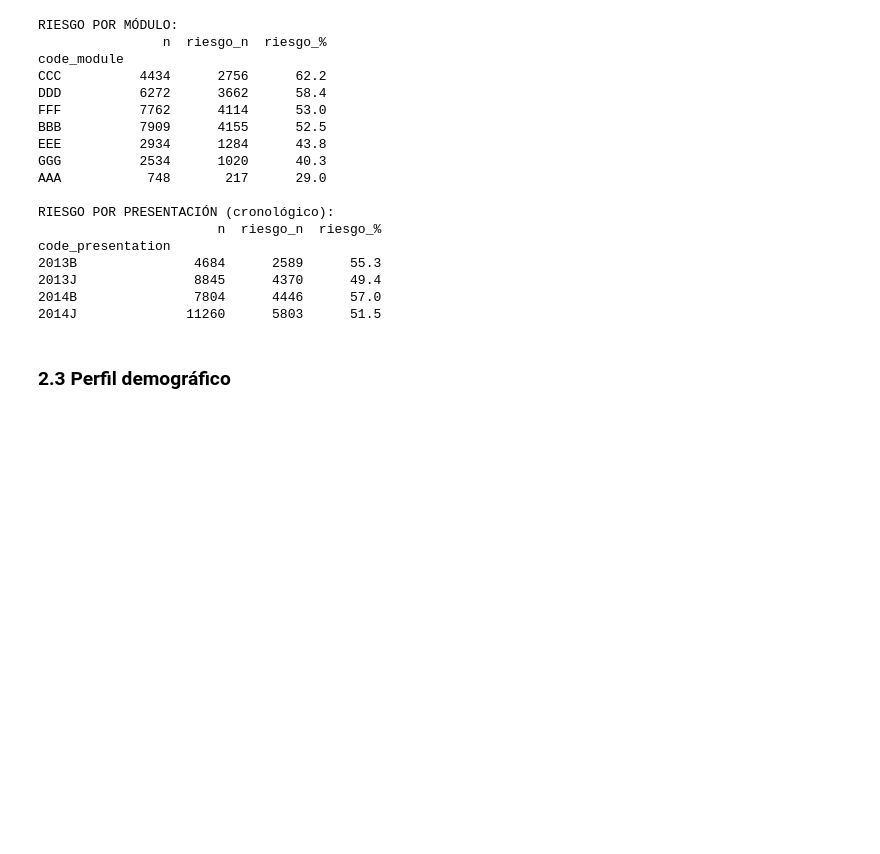
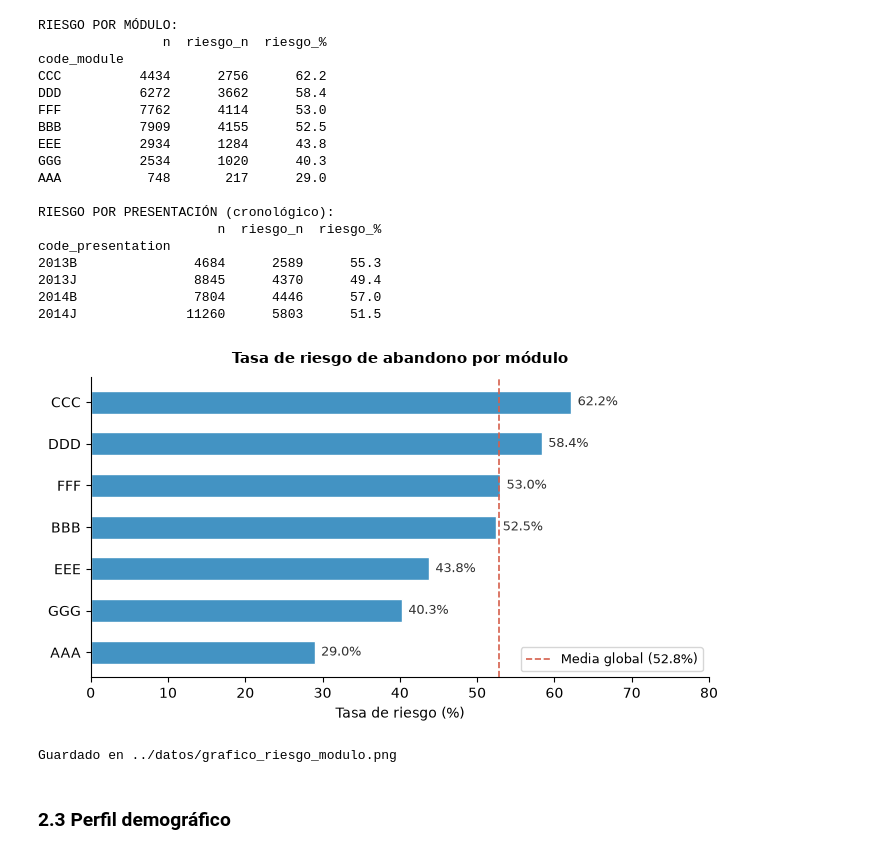
Before and after one commit to BSolanaH/oulad, a Jupyter notebook: notebooks/01_EDA.ipynb, the cells around one changed output. Cells and saved outputs as stored; diff of their text form; code cells hidden in the pictures; blank space fills up the shorter version.

Commit message:
EDA: visualizations added, terminology fix (bancadas to importadas)

```diff
--- a/notebooks/01_EDA.ipynb
+++ b/notebooks/01_EDA.ipynb
@@ -698,6 +701,39 @@ code_presentation
 2013J               8845      4370      49.4
 2014B               7804      4446      57.0
 2014J              11260      5803      51.5
+# %%
+# riesgo_modulo ya calculado arriba
+rm = riesgo_modulo.sort_values("riesgo_%", ascending=True)  # ascendente para que el mayor quede arriba en horizontal
+
+fig, ax = plt.subplots(figsize=(7, 4))
+
+bars = ax.barh(rm.index, rm["riesgo_%"], color='#4393c3', edgecolor='white', height=0.55)
+
+# Etiquetas de valor
+for bar, val in zip(bars, rm["riesgo_%"]):
+    ax.text(bar.get_width() + 0.8, bar.get_y() + bar.get_height() / 2,
+            f'{val:.1f}%', va='center', ha='left', fontsize=9, color='#333333')
+
+# Línea de media global
+media_global = student_info["riesgo"].mean() * 100
+ax.axvline(media_global, color='#d6604d', linestyle='--', linewidth=1.2,
+           label=f'Media global ({media_global:.1f}%)')
+
+ax.set_xlabel('Tasa de riesgo (%)', fontsize=10)
+ax.set_xlim(0, 80)
+ax.set_title('Tasa de riesgo de abandono por módulo', fontsize=11, fontweight='bold', pad=10)
+ax.legend(fontsize=9)
+ax.spines['top'].set_visible(False)
+ax.spines['right'].set_visible(False)
+ax.tick_params(axis='y', labelsize=10)
+
+plt.tight_layout()
+plt.savefig('../datos/grafico_riesgo_modulo.png', dpi=150, bbox_inches='tight')
+plt.show()
+print("Guardado en ../datos/grafico_riesgo_modulo.png")
+# %% [output]
+[figure, added]
+Guardado en ../datos/grafico_riesgo_modulo.png
 # %% [markdown]
 ### 2.3 Perfil demográfico
 # %%
```
Also changed, not shown: parts of 14 cells of this notebook, 4 other files.
